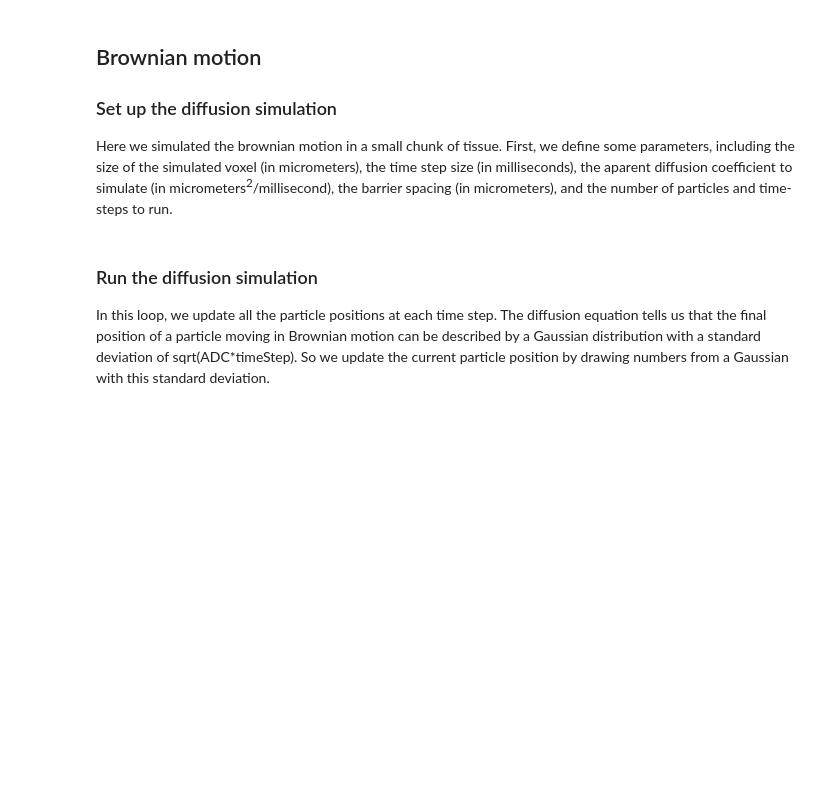
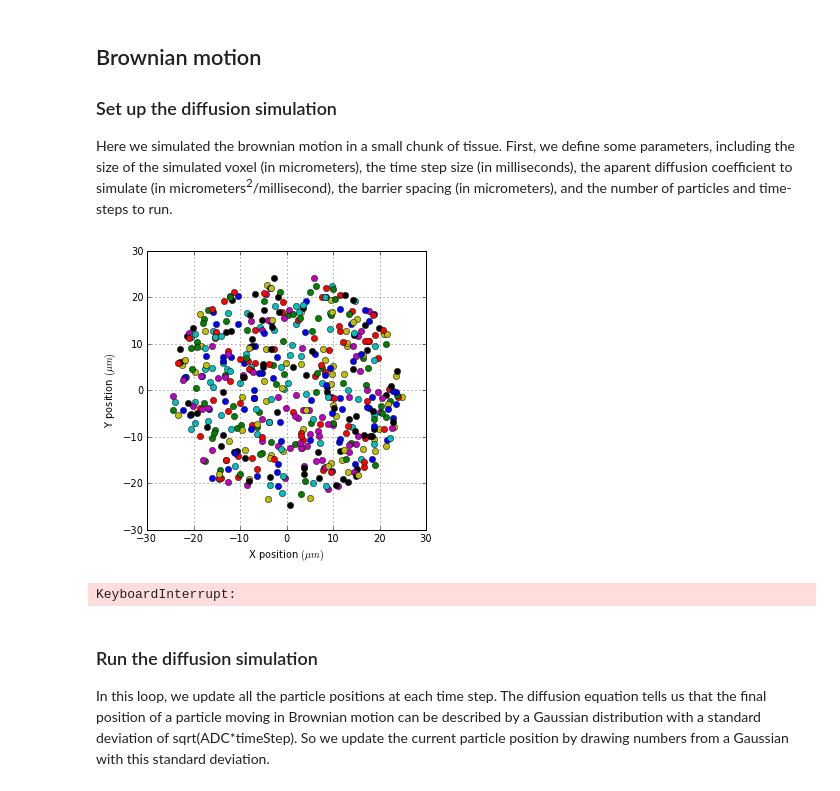
Before and after one commit to mwaskom/Psych204A, a Jupyter notebook: mrDiffusion.ipynb, the cells around one changed output. Saved outputs shown, nothing was run; the diff lists cells and outputs as text; code cells hidden in the pictures; blank space fills up the shorter version.

```diff
--- a/mrDiffusion.ipynb
+++ b/mrDiffusion.ipynb
@@ -61,42 +77,63 @@ b. Suppose you are running a fever of 40 deg Centigrade. Compared to someone wit
 
 ### Set up the diffusion simulation
 Here we simulated the brownian motion in a small chunk of tissue. First, we define some parameters, including the size of the simulated voxel (in micrometers), the time step size (in milliseconds), the aparent diffusion coefficient to simulate (in micrometers<sup>2</sup>/millisecond), the barrier spacing (in micrometers), and the number of particles and time-steps to run.
+# %%
+def cart2pol(x, y):
+    theta = arctan2(y, x)
+    r = sqrt(x ** 2 + y ** 2)
+    return theta, r
+
+def pol2cart(theta, r):
+    x = r * cos(theta)
+    y = r * sin(theta)
+    return x, y
 # %%
 voxelSize = 50.0    # micrometers
-timeStep = 0.02     # milliseconds
+time_step = 0.02    # milliseconds
 ADC = 2.0           # micrometers^2/millisecond)
 barrierSpacing = 10 # micrometers (set this to 0 for no barriers)
 numParticles = 500
 nTimeSteps = 100
 
-figure(figsize=(10,10))
-xlabel('X position (micrometers)')
-ylabel('Y position (micrometers)')
-axis('equal')
-axis([-voxelSize/2,voxelSize/2,-voxelSize/2,voxelSize/2]
+f, ax = subplots(1, 1, figsize=(5, 5))
+ax.set_xlabel('X position $(\mu m)$')
+ax.set_ylabel('Y position $(\mu m)$')
+ax.axis('equal')
+
+#axis([-voxelSize/2,voxelSize/2,-voxelSize/2,voxelSize/2]
 #set(gca,'ALimMode','manual','XTick',[axLims(1):10:axLims(end)],'YTick',[axLims(1):10:axLims(end)])
 
 # Place some particles randomly distributed in the volume
 # (Note: to sample a circle uniformly, we need to take sqrt(r) to get more
 # points at the larger radii.)
-r = sqrt(random.uniform((numParticles,1))) * voxelSize / 2
-[x,y] = pol2cart(random.uniform((numParticles,1) * 2 * pi, r)
-
-startPos = [x,y]
-curPos = startPos
-
+r = sqrt(rand(numParticles)) * voxelSize / 2
+start_pos = pol2cart(rand(numParticles) * 2 * pi, r)
+cur_pos = array(start_pos).T
+ph = []
 for p in range(numParticles):
-	ph[p] = plot(curPos[p,0], curPos[p,1], '.', markersize=12)
-
-if(barrierSpacing>0)
-    curCompartment = floor(curPos[:,1] / barrierSpacing)
-    compartments = unique(curCompartment)
-    for ii in range(numel(compartments)):
-        line(axLims,[compartments(ii)*barrierSpacing compartments(ii)*barrierSpacing],'color',[.7,.7,.8]);
-    end
-    cmap = hsv(numel(compartments));
-    for(p=1:numParticles)
-        set(ph(p), 'color', cmap(curCompartment(p)==compartments,:));
-    end
-end
-grid()
+    dot = ax.plot(*cur_pos[p], marker='o')
+    ph.extend(dot)
+# %% [output]
+[figure, added]
+# %%
+total_time = 0
+for t_i in xrange(nTimeSteps):
+    d = randn(numParticles,2) * sqrt(2 * ADC * time_step)
+    newPos = cur_pos + d
+    curPos = newPos
+    # Draw the particles in their new positions:
+    for p in xrange(numParticles):
+        ph[p].set_data(cur_pos[p])
+
+    # To avoid biasing our ADC estimates with edge effects, we allow
+    # particles to move outside of our simulated voxel.
+    ax.set_title('elapsed time: %5.1f ms' % (time_step * t_i))
+    # Pause is specified in seconds, so the following will play the movie
+    # about 1000 times slower than reality.
+    clear_output()
+    draw()
+    display(f)
+    sleep(time_step - 0.01)
+    total_time += time_step
+# %% [output]
+KeyboardInterrupt:
```
Also changed, not shown: parts of 5 cells of this notebook.
